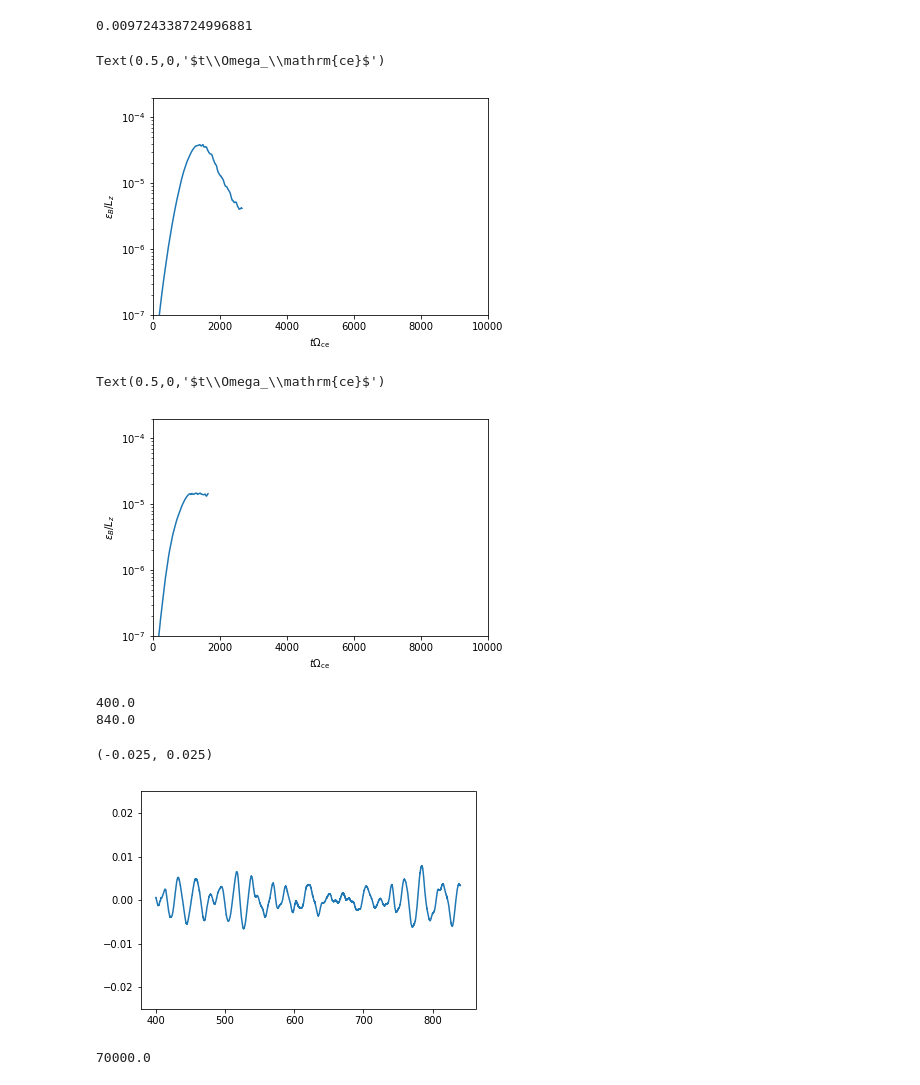
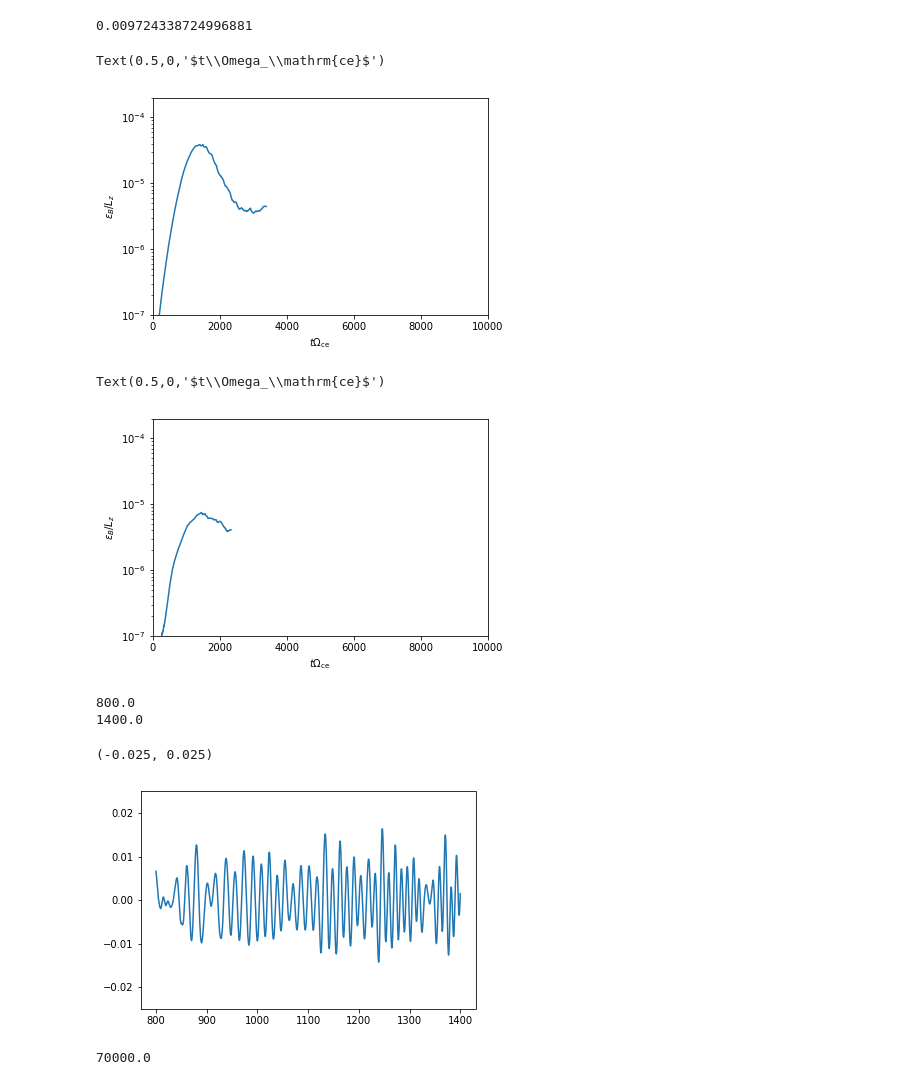
Before and after one commit to ratnania/mhd, a Jupyter notebook: 02_HybridModelling/22_HyCho_diagnostics.ipynb, the cells around one changed output. Cells and saved outputs as stored; diff of their text form; code cells hidden in the pictures.

```diff
--- a/02_HybridModelling/22_HyCho_diagnostics.ipynb
+++ b/02_HybridModelling/22_HyCho_diagnostics.ipynb
@@ -35,7 +35,7 @@ k[np.argmax(gamma)]
 # %% [output]
 2.685929648241206
 # %%
-data = np.loadtxt('results/run_L=325_Nel=5000_T=5000_dt=0.02_Np=1.3e7_nuh=6e-3_xi=8.62e-5_bc=False_k=none_p=2_CV=off_amp=none_rel=on_wperp=0.55_cob2.txt')
+data = np.loadtxt('results/run_L=325_Nel=3250_T=5000_dt=0.02_Np=1.5e7_nuh=6e-3_xi=8.62e-5_bc=False_k=none_p=2_CV=off_amp=none_rel=on_wperp=0.55_cobra.txt')
 # %%
 data.shape
 # %% [output]
@@ -111,7 +111,7 @@ plt.ylabel('$\epsilon_B/L_z$')
 plt.xlabel('$t\Omega_\mathrm{ce}$')
 # %% [output]
 Text(0.5,0,'$t\\Omega_\\mathrm{ce}$')
-[figure, old version]
+[figure, new version]
 # %%
 plt.semilogy(tn, en_B/L)
 #plt.semilogy(tn, 1e-10*np.exp(2*gamma1*tn) + 1e-10*np.exp(2*gamma2*tn))
@@ -123,23 +123,23 @@ plt.ylabel('$\epsilon_B/L_z$')
 plt.xlabel('$t\Omega_\mathrm{ce}$')
 # %% [output]
 Text(0.5,0,'$t\\Omega_\\mathrm{ce}$')
-[figure, old version]
+[figure, new version]
 # %%
 B140 = data[:, 2]
 # %%
-ta = 20000
-tb = 42000
+ta = 40000
+tb = 70000
 
 print(tn[ta])
 print(tn[tb])
 plt.plot(tn[ta:tb], B140[ta:tb])
 #plt.xlim((700, 1500))
 plt.ylim((-0.025, 0.025))
 # %% [output]
-400.0
-840.0
+800.0
+1400.0
 (-0.025, 0.025)
-[figure, old version]
+[figure, new version]
 # %%
 1400/0.02
 # %% [output]
```
Also changed, not shown: parts of 5 cells of this notebook, 5 other files.
